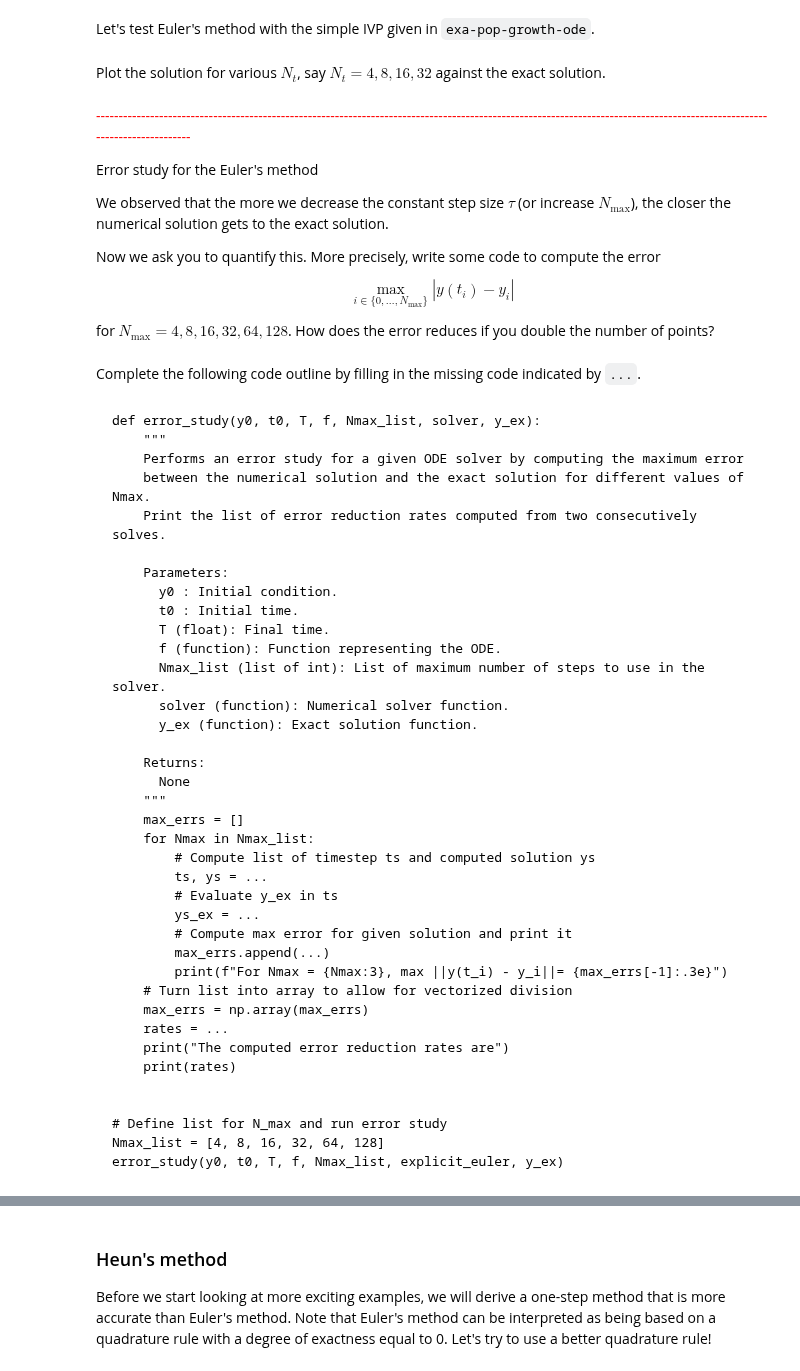
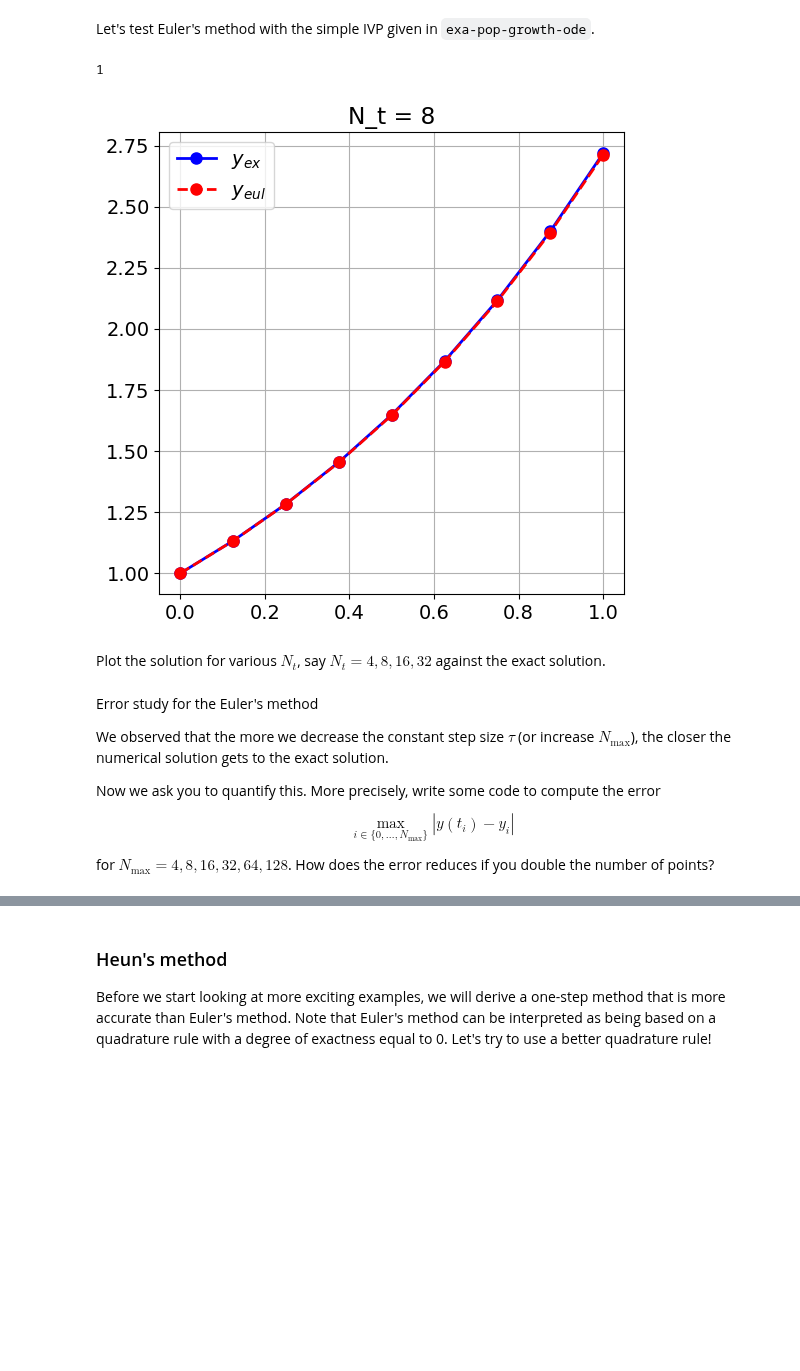
Before and after one commit to solniva/TMA4320_ScientificComputationNotes, a Jupyter notebook: chapter_ode/IntroductionNuMeODE.ipynb, the cells around one changed output, grey strips where cells are left out. Saved outputs shown, nothing was run; the diff lists cells and outputs as text; code cells hidden in the pictures; blank space fills up the shorter version.

````diff
--- a/chapter_ode/IntroductionNuMeODE.ipynb
+++ b/chapter_ode/IntroductionNuMeODE.ipynb
@@ -206,7 +210,7 @@ Let's test Euler's method with the simple IVP given in `exa-pop-growth-ode`.
 t0, T = 0, 1
 y0 = 1
 lam = 1
-Nmax = 4
+Nmax = 8
 
 # rhs of IVP
 f = lambda t, y: lam*y      # f(t,y) = lam * y
@@ -218,19 +222,22 @@ ts, ys_eul = explicit_euler(y0, t0, T, f, Nmax)
 # Exact solution to compare against
 y_ex = lambda t: y0*np.exp(lam*(t-t0))
 ys_ex = y_ex(ts)
+# %% [output]
+1
 # %%
 # Plot it
 plt.figure()
 plt.plot(ts, ys_ex, 'b-o')
 plt.plot(ts, ys_eul, 'r--o')
+plt.title(f"N_t = {Nmax}")
 plt.legend(["$y_{ex}$", "$y_{eul}$" ])
 plt.show()
+# %% [output]
+[figure, added]
 # %% [markdown]
 Plot the solution for various $N_t$,
 say $N_t = 4, 8, 16, 32$ against the exact solution.
 # %% [markdown]
-<font color='red'> -------------------------------------------------------------------------------------------------------------------------------------------------------------------------- </font>
-
 Error study for the Euler's method
 
 We observed that the more we decrease the constant step size $\tau$ (or increase $N_{\mathrm{max}}$),
@@ -245,46 +252,3 @@ $$
 
 for $N_{\mathrm{max}} = 4, 8, 16, 32, 64, 128$.
 How does the error reduces if you double the number of points?
-# %% [markdown]
-Complete the following code outline by filling in the missing
-code indicated by `...`.
-# %% [markdown]
-```{code-block} python
-def error_study(y0, t0, T, f, Nmax_list, solver, y_ex):
-    """
-    Performs an error study for a given ODE solver by computing the maximum error
-    between the numerical solution and the exact solution for different values of Nmax.
-    Print the list of error reduction rates computed from two consecutively solves.
-
-    Parameters:
-      y0 : Initial condition.
-      t0 : Initial time.
-      T (float): Final time.
-      f (function): Function representing the ODE.
-      Nmax_list (list of int): List of maximum number of steps to use in the solver.
-      solver (function): Numerical solver function.
-      y_ex (function): Exact solution function.
-
-    Returns:
-      None
-    """
-    max_errs = []
-    for Nmax in Nmax_list:
-        # Compute list of timestep ts and computed solution ys
-        ts, ys = ...
-        # Evaluate y_ex in ts
-        ys_ex = ...
-        # Compute max error for given solution and print it
-        max_errs.append(...)
-        print(f"For Nmax = {Nmax:3}, max ||y(t_i) - y_i||= {max_errs[-1]:.3e}")
-    # Turn list into array to allow for vectorized division
-    max_errs = np.array(max_errs)
-    rates = ...
-    print("The computed error reduction rates are")
-    print(rates)
-
-
-# Define list for N_max and run error study
-Nmax_list = [4, 8, 16, 32, 64, 128]
-error_study(y0, t0, T, f, Nmax_list, explicit_euler, y_ex)
-```
````
Also changed, not shown: parts of 33 cells of this notebook.
